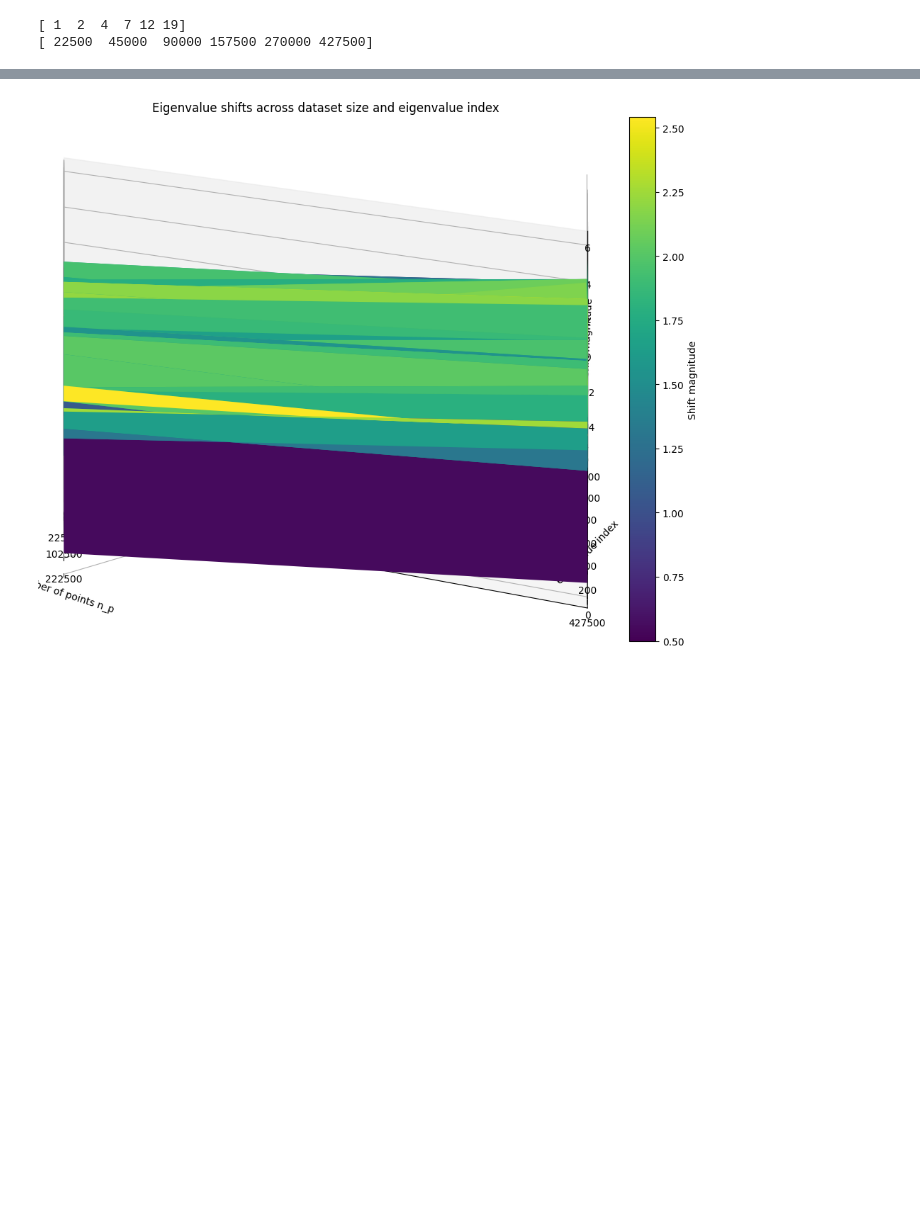
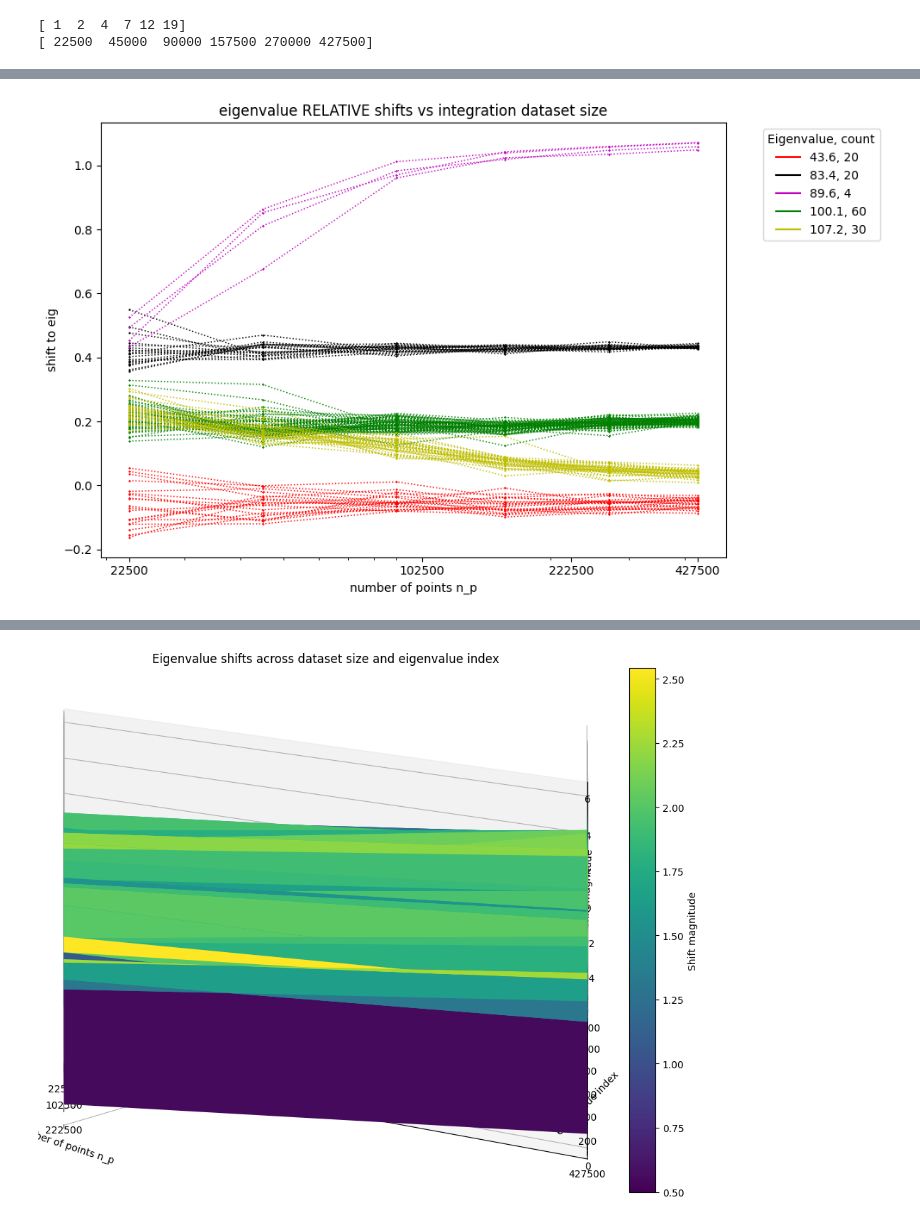
Before and after one commit to kitft/cymetricap, a Jupyter notebook: AlphaPrime/DevelopingLaplacian.ipynb, the cells around one changed output, grey strips where cells are left out. Cells and saved outputs as stored; diff of their text form; code cells hidden in the pictures; blank space fills up the shorter version.

```diff
--- a/AlphaPrime/DevelopingLaplacian.ipynb
+++ b/AlphaPrime/DevelopingLaplacian.ipynb
@@ -1525,2 +1480,39 @@ result_clustering
+# %%
+#You can create a separate plot showing the relative shifts (shift / original eigenvalue) to highlight which eigenvalues are most affected by the perturbation.
+relative_shifts = eig_shifts_without_alphaprime[:,:]*(0.03**(-3))*(1/(2*np.pi**2))**3/eigvals_all[:,:]
+
+fig, ax = plt.subplots(figsize=(10, 6))
+color_list=['b','g','r','c','m','y','k','aquamarine','mediumseagreen','mediumblue']
+
+for i in range(1,len(result_clustering[0]['indices'])):#i.e omit the biggest
+    #color according to the number from 1 to 10 (i.e. red, green, blue etc)
+    index=result_clustering[0]['indices'][i]
+    #print(index)
+    color= color_list[index]
+    mean_val=np.round(result_clustering[index-1]['mean_value'],2)
+    #print(color_index)
+
+    ax.plot(numbers_for_plotting[:,i], relative_shifts[:,i],
+            marker='x', linestyle='dotted', color=color, linewidth=1, markersize=1)
+
+#label colours as the mean value
+for i in range(1,len(result_clustering)):
+    #index=result_clustering[i]['mean_value']
+    label_i=result_clustering[i]['group_id']
+    ax.plot([], [], color=color_list[label_i], label=str(np.round(result_clustering[i]['mean_value'],1))+ ", "+str(np.round(result_clustering[i]['count'],2)))
+#add legend
+ax.legend(title='Eigenvalue, count', bbox_to_anchor=(1.05, 1), loc='upper left')
+
+ax.set_xscale('log')
+ax.set_xticks(ticks)
+ax.set_xticklabels(ticks)
+ax.set_xlabel('number of points n_p')
+ax.set_ylabel('shift to eig')
+ax.set_title('eigenvalue RELATIVE shifts vs integration dataset size')
+
+plt.tight_layout()
+plt.show()
+# %% [output]
+[figure, added]
 # %%
 #You can create a separate plot showing the relative shifts (shift / original eigenvalue) to highlight which eigenvalues are most affected by the perturbation.
```
Also changed, not shown: parts of 44 cells of this notebook, 7 other files.
